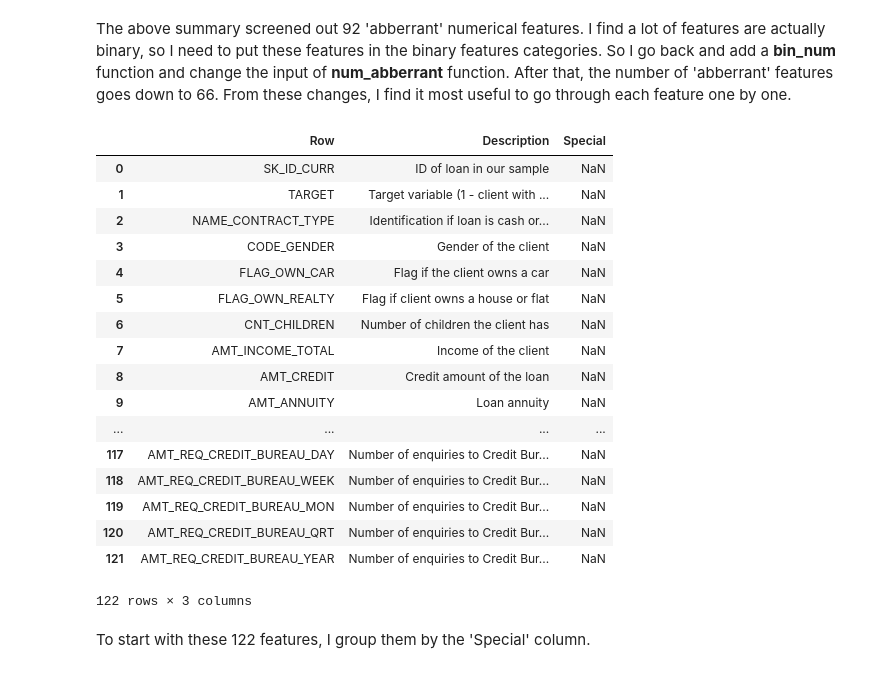
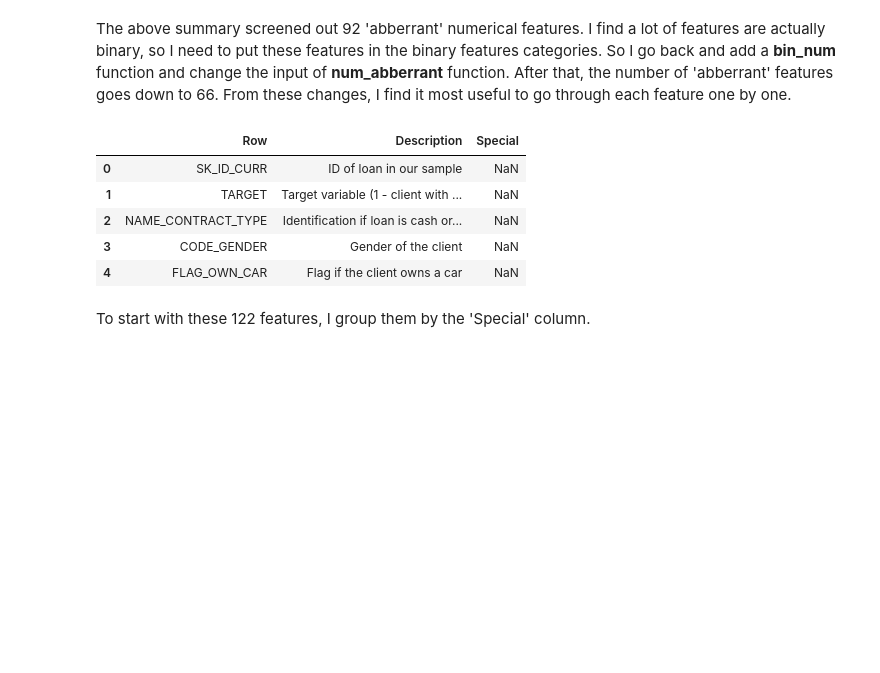
Before and after one commit to cryswen/HomeCreditRisk, a Jupyter notebook: EDA.ipynb, the cells around one changed output. Saved outputs shown, nothing was run; the diff lists cells and outputs as text; code cells hidden in the pictures; blank space fills up the shorter version.

```diff
--- a/EDA.ipynb
+++ b/EDA.ipynb
@@ -192,26 +170,14 @@ The above summary screened out 92 'abberrant' numerical features. I find a lot o
 description = pd.read_csv('../input/HomeCredit_columns_description.csv',encoding = "cp1252")
 # %%
 dp_app = description[description['Table'] == 'application_{train|test}.csv'].iloc[:,2:]
-dp_app
+dp_app.head()
 # %% [output]
 |  | Row | Description | Special |
 | 0 | SK_ID_CURR | ID of loan in our sample | NaN |
 | 1 | TARGET | Target variable (1 - client with ... | NaN |
 | 2 | NAME_CONTRACT_TYPE | Identification if loan is cash or... | NaN |
 | 3 | CODE_GENDER | Gender of the client | NaN |
 | 4 | FLAG_OWN_CAR | Flag if the client owns a car | NaN |
-| 5 | FLAG_OWN_REALTY | Flag if client owns a house or flat | NaN |
-| 6 | CNT_CHILDREN | Number of children the client has | NaN |
-| 7 | AMT_INCOME_TOTAL | Income of the client | NaN |
-| 8 | AMT_CREDIT | Credit amount of the loan | NaN |
-| 9 | AMT_ANNUITY | Loan annuity | NaN |
-| ... | ... | ... | ... |
-| 117 | AMT_REQ_CREDIT_BUREAU_DAY | Number of enquiries to Credit Bur... | NaN |
-| 118 | AMT_REQ_CREDIT_BUREAU_WEEK | Number of enquiries to Credit Bur... | NaN |
-| 119 | AMT_REQ_CREDIT_BUREAU_MON | Number of enquiries to Credit Bur... | NaN |
-| 120 | AMT_REQ_CREDIT_BUREAU_QRT | Number of enquiries to Credit Bur... | NaN |
-| 121 | AMT_REQ_CREDIT_BUREAU_YEAR | Number of enquiries to Credit Bur... | NaN |
-122 rows × 3 columns
 # %% [markdown]
 To start with these 122 features, I group them by the 'Special' column.
 # %%
```
Also changed, not shown: parts of 18 cells of this notebook.
